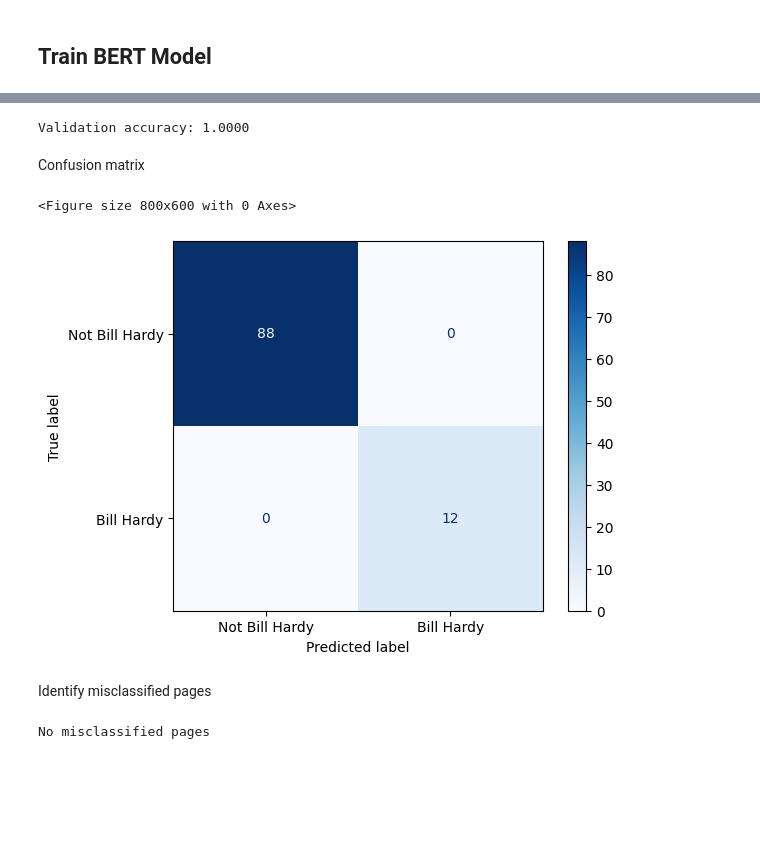
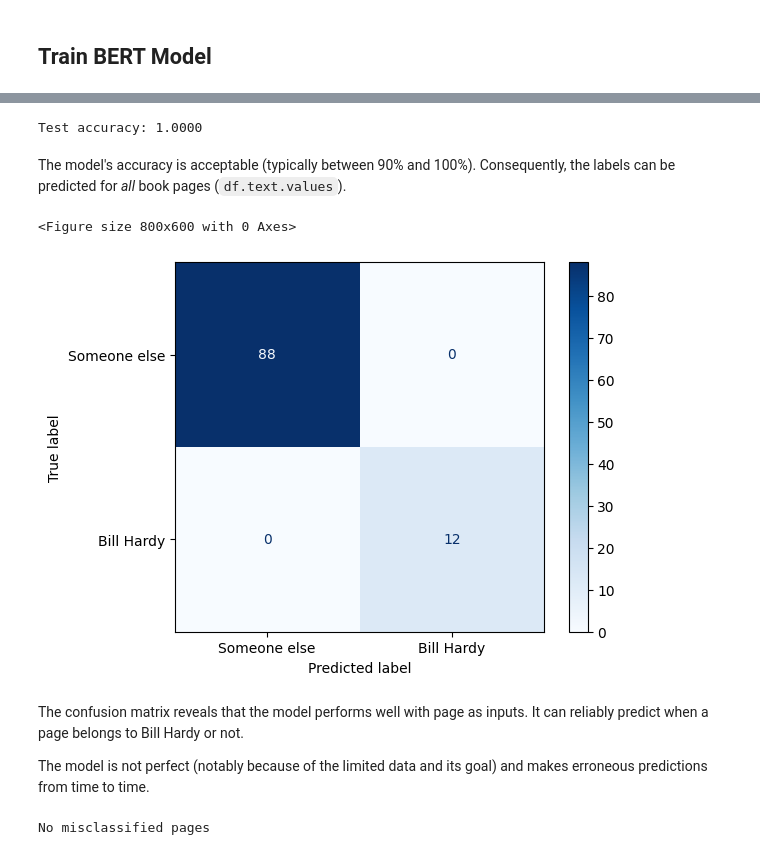
Before and after one commit to glethuillier/Jawbone, a Jupyter notebook: 2_BERT_binary_classification.ipynb, the cells around one changed output, grey strips where cells are left out. Saved outputs shown, nothing was run; the diff lists cells and outputs as text; code cells hidden in the pictures; blank space fills up the shorter version.

```diff
--- a/2_BERT_binary_classification.ipynb
+++ b/2_BERT_binary_classification.ipynb
@@ -95,9 +118,9 @@ from sklearn.model_selection import train_test_split
 
 
 def get_datasets(df):
-    # sample 40% of the Bill pages/sentences and more than 25% of all pages/sentences
+    # sample 40% of the Bill pages/sentences and 25% of all pages/sentences
     df_bill = df[df["is_Bill"] == True].sample(frac=0.3)
-    df_not_bill = df[df["is_Bill"] == False].sample(frac=0.3)
+    df_not_bill = df[df["is_Bill"] == False].sample(frac=0.28)
 
     df_sampled = pd.concat([df_bill, df_not_bill], axis=0)
 
@@ -168,12 +191,12 @@ class TokenizedData(Dataset):
 
 # important: set a large max_len for the pages
 train_dataloader = DataLoader(
-    TokenizedData(train_texts, train_labels, tokenizer, max_len=512),
-    batch_size=2,
+    TokenizedData(train_texts, train_labels, tokenizer, max_len=256),
+    batch_size=3,
     shuffle=True,
 )
 test_dataloader = DataLoader(
-    TokenizedData(test_texts, test_labels, tokenizer, max_len=512),
-    batch_size=2,
+    TokenizedData(test_texts, test_labels, tokenizer, max_len=256),
+    batch_size=3,
     shuffle=False,
 )
@@ -259,40 +284,41 @@ def eval(model, texts):
     predicted_labels = (probabilities > 0.5).astype(int)
 
     return predicted_labels
-
-
-predictions = eval(model, test_texts)
-accuracy = accuracy_score(test_labels, predictions)
-print(f"Validation accuracy: {accuracy:.4f}")
-# %% [output]
-Validation accuracy: 1.0000
+# %%
+predictions = eval(model, test_texts)
+accuracy = accuracy_score(test_labels, predictions)
+print(f"Test accuracy: {accuracy:.4f}")
+# %% [output]
+Test accuracy: 1.0000
+# %% [markdown]
+The model's accuracy is acceptable (typically between 90% and 100%). Consequently, the labels can be predicted for *all* book pages (`df.text.values`).
 # %%
 predicted_labels = eval(model, df.text.values)
-# %% [markdown]
-Confusion matrix
 # %%
 import matplotlib.pyplot as plt
 from sklearn.metrics import confusion_matrix, ConfusionMatrixDisplay
 
 
 def generate_confusion_matrix(model, df, predicted_labels):
     cm = confusion_matrix(df.is_Bill.values, predicted_labels)
     disp = ConfusionMatrixDisplay(
-        confusion_matrix=cm, display_labels=["Not Bill Hardy", "Bill Hardy"]
+        confusion_matrix=cm, display_labels=["Someone else", "Bill Hardy"]
     )
 
     plt.figure(figsize=(8, 6))
     disp.plot(cmap="Blues")
 
     plt.show()
 
 
 generate_confusion_matrix(model, df, predicted_labels)
 # %% [output]
 <Figure size 800x600 with 0 Axes>
-[figure, old version]
+[figure, new version]
-# %% [markdown]
-Identify misclassified pages
+# %% [markdown]
+The confusion matrix reveals that the model performs well with page as inputs. It can reliably predict when a page belongs to Bill Hardy or not.
+
+The model is not perfect (notably because of the limited data and its goal) and makes erroneous predictions from time to time.
 # %%
 def identify_misclassified_items(df, predicted_labels, item_type):
     misclassified_indices = [
```
Also changed, not shown: parts of 20 cells of this notebook.
